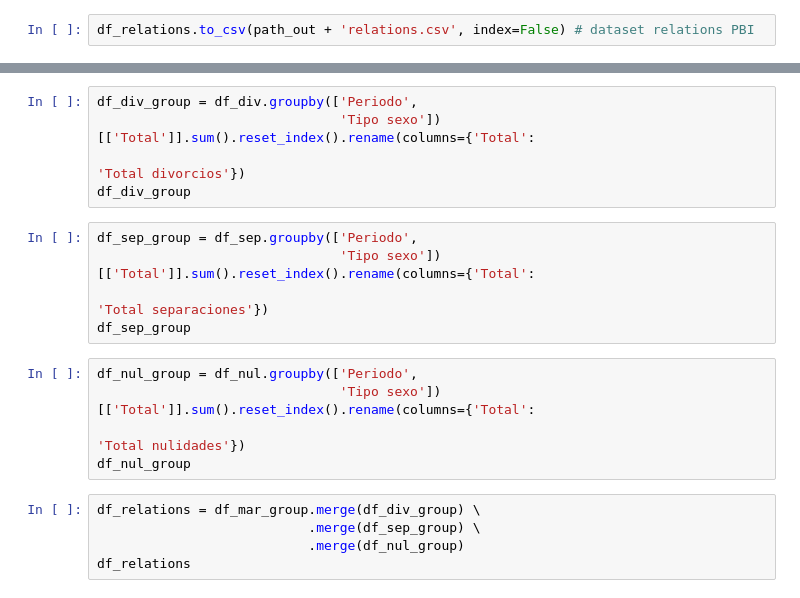
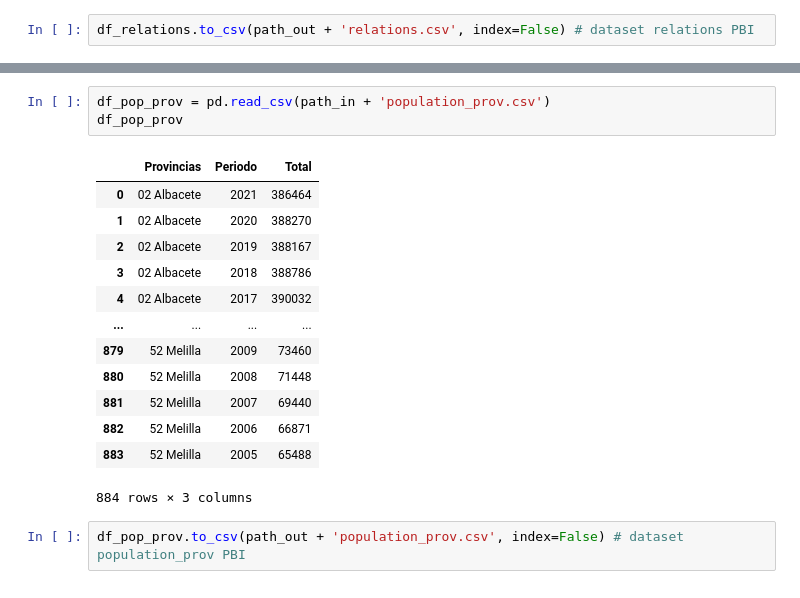
Before and after one commit to elvestevez/marriages_divorces_project_m2, a Jupyter notebook: notebooks/work_dataset.ipynb, the cells around one changed output, grey strips where cells are left out. Saved outputs shown, nothing was run; the diff lists cells and outputs as text.

```diff
--- a/notebooks/work_dataset.ipynb
+++ b/notebooks/work_dataset.ipynb
@@ -275,20 +270,19 @@ df_mar_group
-# %%
-df_div_group = df_div.groupby(['Periodo',
-                               'Tipo sexo'])[['Total']].sum().reset_index().rename(columns={'Total':
-                                                                                            'Total divorcios'})
-df_div_group
-# %%
-df_sep_group = df_sep.groupby(['Periodo',
-                               'Tipo sexo'])[['Total']].sum().reset_index().rename(columns={'Total':
-                                                                                            'Total separaciones'})
-df_sep_group
-# %%
-df_nul_group = df_nul.groupby(['Periodo',
-                               'Tipo sexo'])[['Total']].sum().reset_index().rename(columns={'Total':
-                                                                                            'Total nulidades'})
-df_nul_group
-# %%
-df_relations = df_mar_group.merge(df_div_group) \
-                           .merge(df_sep_group) \
-                           .merge(df_nul_group)
-df_relations
+# %%
+df_pop_prov = pd.read_csv(path_in + 'population_prov.csv')
+df_pop_prov
+# %% [output]
+|  | Provincias | Periodo | Total |
+| 0 | 02 Albacete | 2021 | 386464 |
+| 1 | 02 Albacete | 2020 | 388270 |
+| 2 | 02 Albacete | 2019 | 388167 |
+| 3 | 02 Albacete | 2018 | 388786 |
+| 4 | 02 Albacete | 2017 | 390032 |
+| ... | ... | ... | ... |
+| 879 | 52 Melilla | 2009 | 73460 |
+| 880 | 52 Melilla | 2008 | 71448 |
+| 881 | 52 Melilla | 2007 | 69440 |
+| 882 | 52 Melilla | 2006 | 66871 |
+| 883 | 52 Melilla | 2005 | 65488 |
+884 rows × 3 columns
+# %%
+df_pop_prov.to_csv(path_out + 'population_prov.csv', index=False) # dataset population_prov PBI
```
Also changed, not shown: parts of 17 cells of this notebook, 5 other files.
